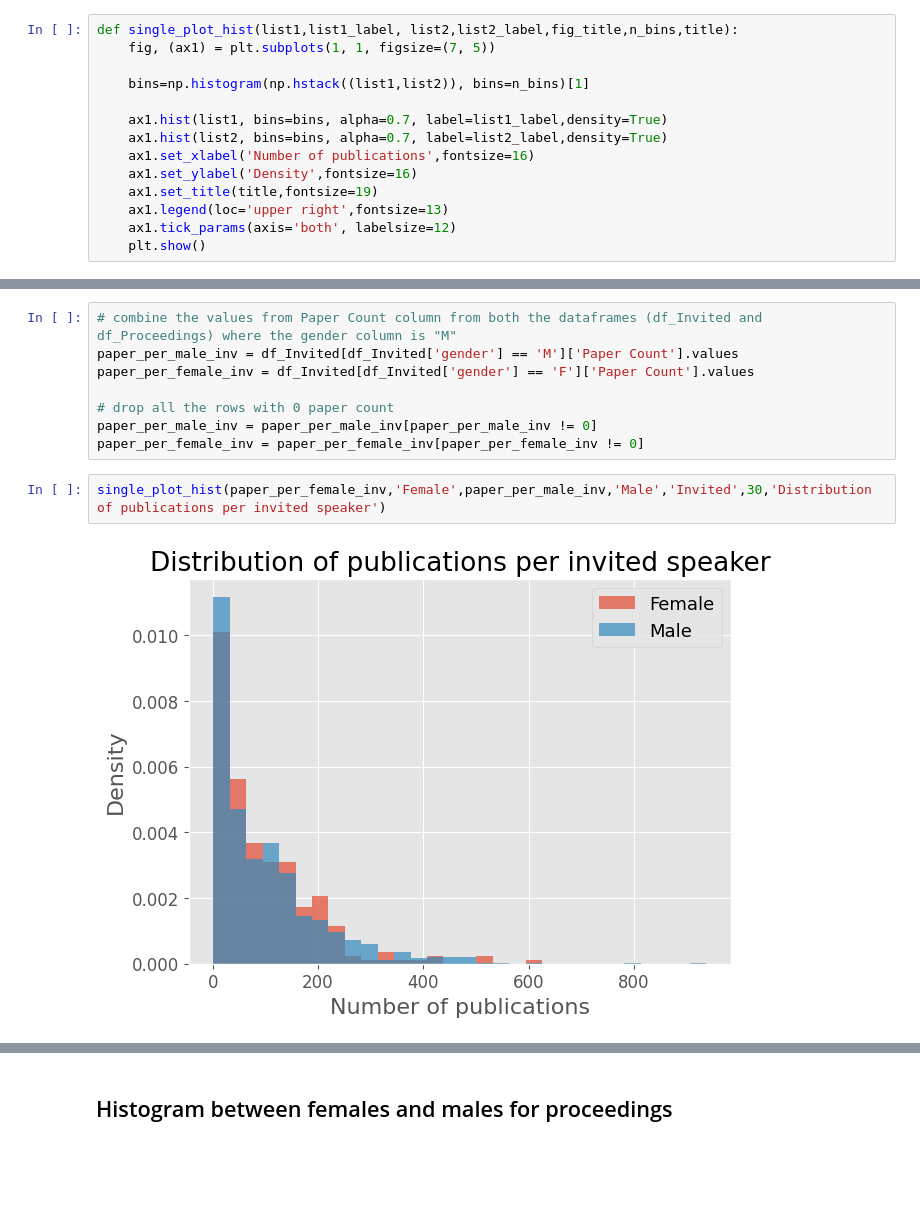
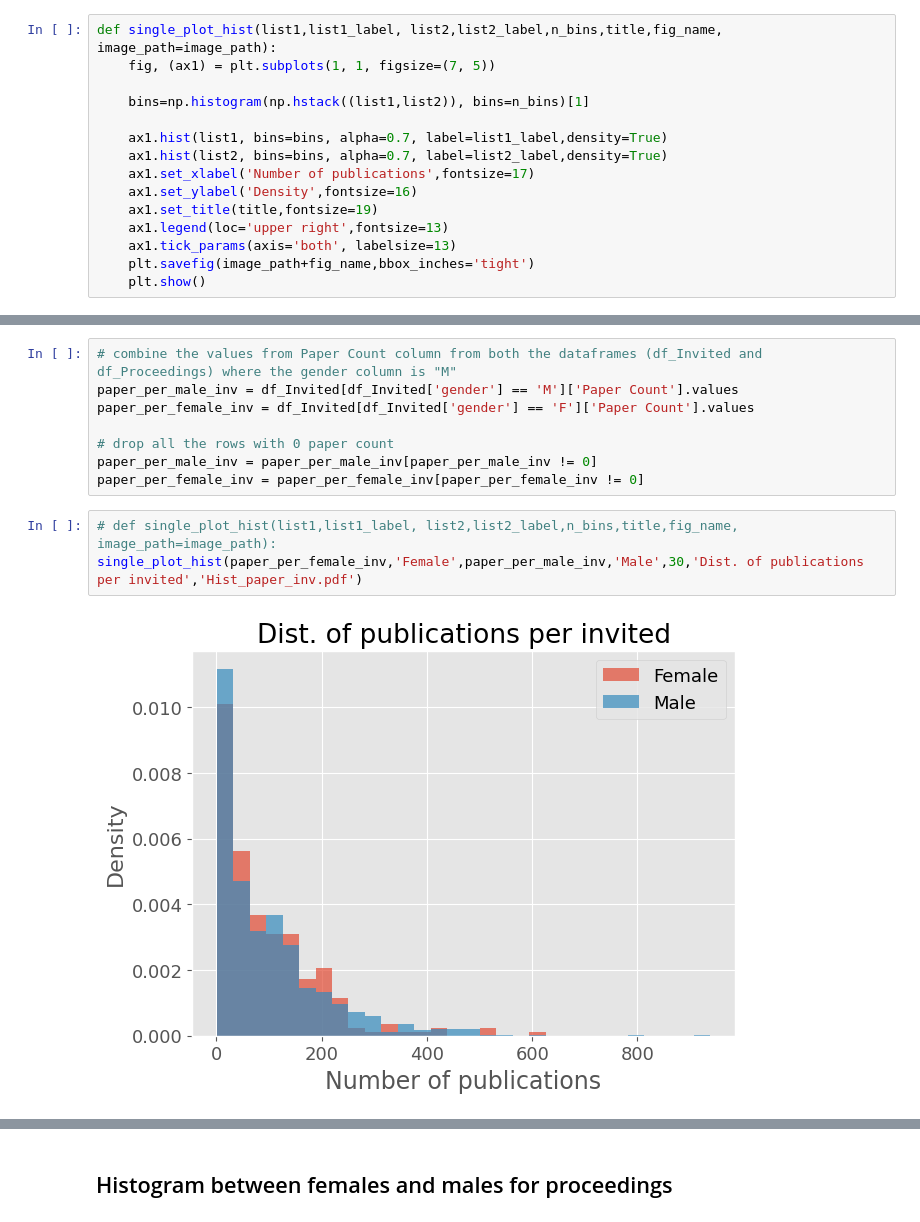
Before and after one commit to mariespedersen/Thesis_github, a Jupyter notebook: Histograms_Paper.ipynb, the cells around one changed output, grey strips where cells are left out. Saved outputs shown, nothing was run; the diff lists cells and outputs as text; blank space fills up the shorter version.

Commit message:
Converted plots to .pdf

```diff
--- a/Histograms_Paper.ipynb
+++ b/Histograms_Paper.ipynb
@@ -61,18 +58,19 @@ def plot_hist(list1,list1_label, list2,list2_label,fig_title,n_bins):
 
     plt.show()
 # %%
-def single_plot_hist(list1,list1_label, list2,list2_label,fig_title,n_bins,title):
+def single_plot_hist(list1,list1_label, list2,list2_label,n_bins,title,fig_name, image_path=image_path):
     fig, (ax1) = plt.subplots(1, 1, figsize=(7, 5))
 
     bins=np.histogram(np.hstack((list1,list2)), bins=n_bins)[1]
 
     ax1.hist(list1, bins=bins, alpha=0.7, label=list1_label,density=True)
     ax1.hist(list2, bins=bins, alpha=0.7, label=list2_label,density=True)
-    ax1.set_xlabel('Number of publications',fontsize=16)
+    ax1.set_xlabel('Number of publications',fontsize=17)
     ax1.set_ylabel('Density',fontsize=16)
     ax1.set_title(title,fontsize=19)
     ax1.legend(loc='upper right',fontsize=13)
-    ax1.tick_params(axis='both', labelsize=12)
+    ax1.tick_params(axis='both', labelsize=13)
+    plt.savefig(image_path+fig_name,bbox_inches='tight')
     plt.show()
 # %% [markdown]
 ## Histogram between invited/proceedings
@@ -169,6 +98,7 @@ paper_per_female_inv = df_Invited[df_Invited['gender'] == 'F']['Paper Count'].va
 paper_per_male_inv = paper_per_male_inv[paper_per_male_inv != 0]
 paper_per_female_inv = paper_per_female_inv[paper_per_female_inv != 0]
 # %%
-single_plot_hist(paper_per_female_inv,'Female',paper_per_male_inv,'Male','Invited',30,'Distribution of publications per invited speaker')
+# def single_plot_hist(list1,list1_label, list2,list2_label,n_bins,title,fig_name, image_path=image_path):
+single_plot_hist(paper_per_female_inv,'Female',paper_per_male_inv,'Male',30,'Dist. of publications per invited','Hist_paper_inv.pdf')
 # %% [output]
-[figure, old version]
+[figure, new version]
```
Also changed, not shown: parts of 25 cells of this notebook.
